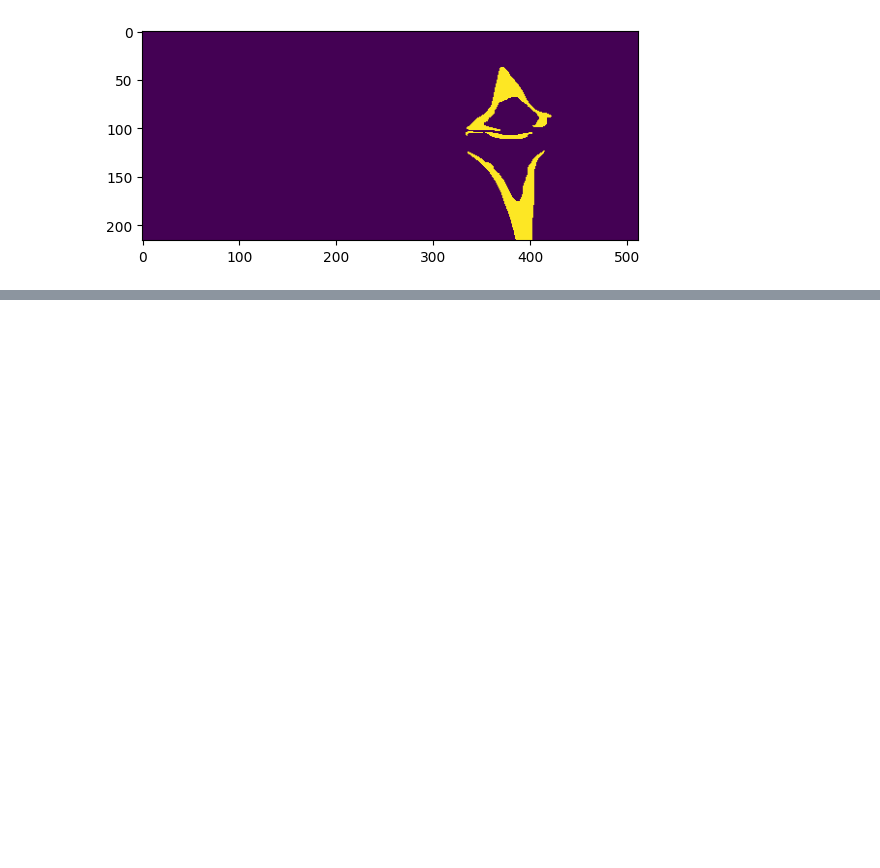
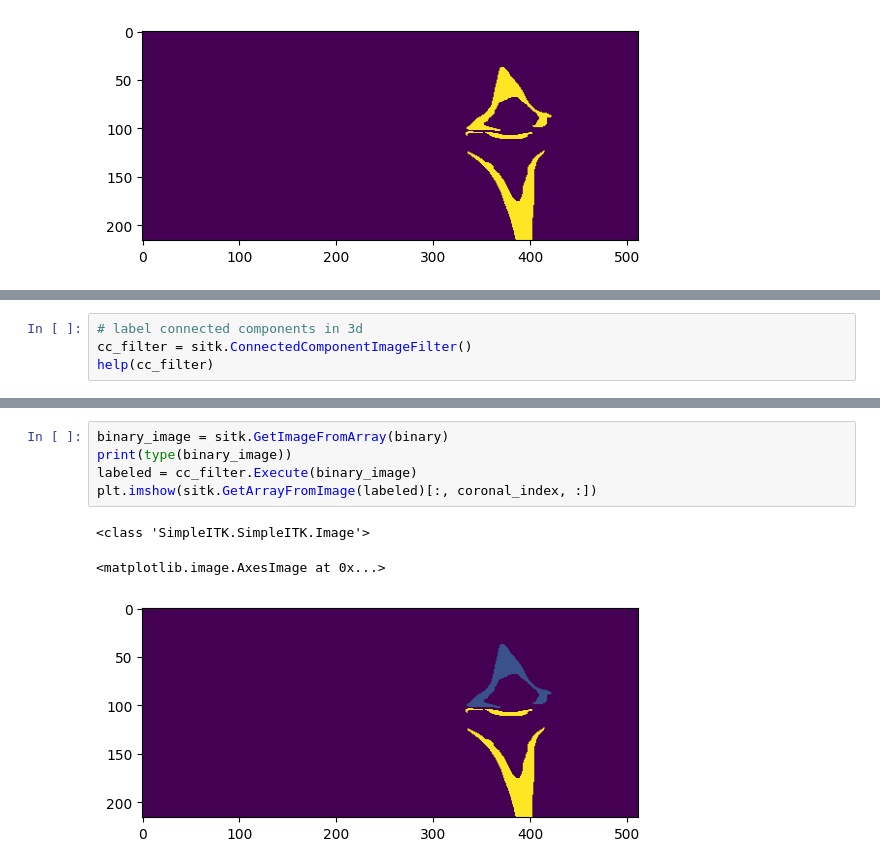
Before and after one commit to S-acharya57/Medical-Imaging-Tasks, a Jupyter notebook: DeepLearningTask/image_eda.ipynb, the cells around one changed output, grey strips where cells are left out. Cells and saved outputs as stored; diff of their text form; blank space fills up the shorter version.

Commit message:
Labels and connected regions are identified

```diff
--- a/DeepLearningTask/image_eda.ipynb
+++ b/DeepLearningTask/image_eda.ipynb
@@ -133,0 +107,4 @@ segment_and_visualize_slice(mask_slice=mask_slice)
+# %%
+# label connected components in 3d
+cc_filter = sitk.ConnectedComponentImageFilter()
+help(cc_filter)
@@ -133,0 +129,9 @@ segment_and_visualize_slice(mask_slice=mask_slice)
+# %%
+binary_image = sitk.GetImageFromArray(binary)
+print(type(binary_image))
+labeled = cc_filter.Execute(binary_image)
+plt.imshow(sitk.GetArrayFromImage(labeled)[:, coronal_index, :])
+# %% [output]
+<class 'SimpleITK.SimpleITK.Image'>
+<matplotlib.image.AxesImage at 0x...>
+[figure, added]
```
Also changed, not shown: parts of 10 cells of this notebook.
